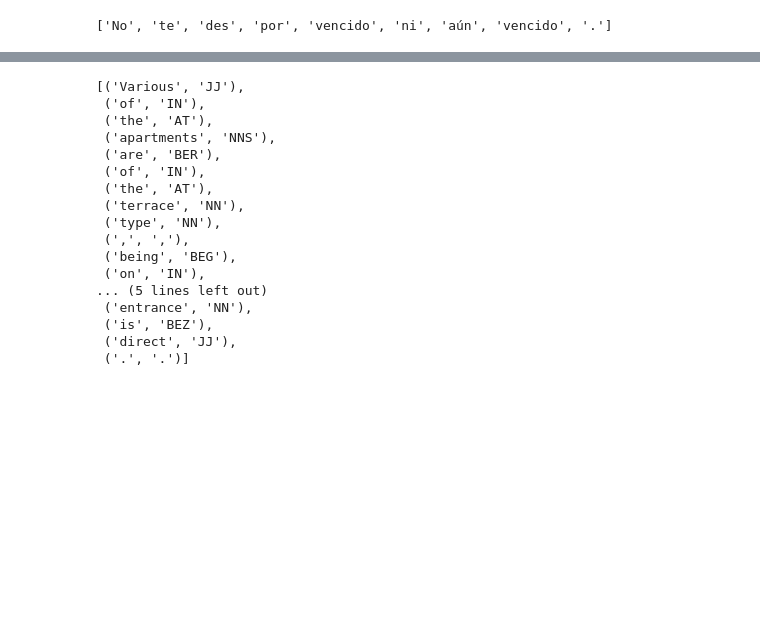
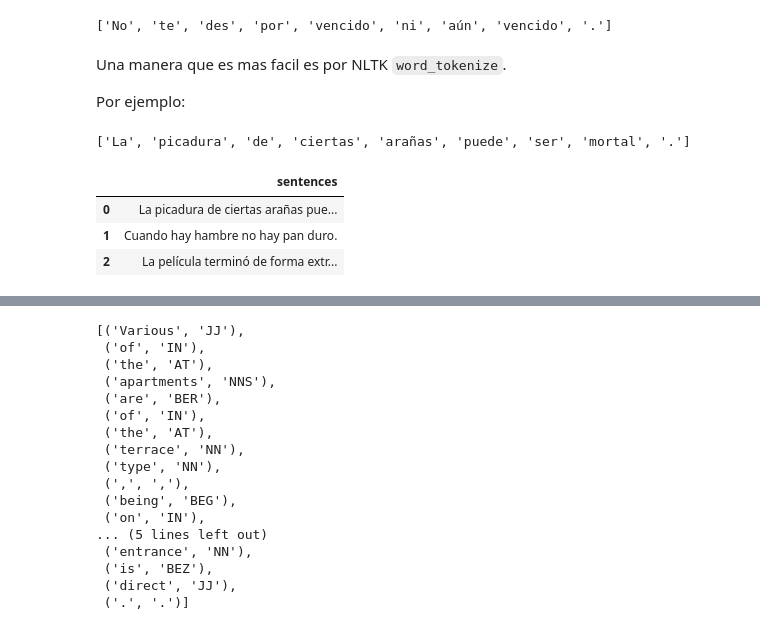
Before and after one commit to 9Olive/Cloze_y_NLP, a Jupyter notebook: Estimadores_computacionales_pred_humana_durante_lectura.ipynb, the cells around one changed output, grey strips where cells are left out. Saved outputs shown, nothing was run; the diff lists cells and outputs as text; code cells hidden in the pictures; blank space fills up the shorter version.

```diff
--- a/Estimadores_computacionales_pred_humana_durante_lectura.ipynb
+++ b/Estimadores_computacionales_pred_humana_durante_lectura.ipynb
@@ -154,0 +156,15 @@ cess_sents = cess.tagged_sents()
+# %% [markdown]
+Una manera que es mas facil es por NLTK `word_tokenize`.
+
+Por ejemplo:
+# %%
+print(
+    word_tokenize(df_phrases.sentences[0], language="spanish")
+)
+df_phrases.head(3)
+# %% [output]
+['La', 'picadura', 'de', 'ciertas', 'arañas', 'puede', 'ser', 'mortal', '.']
+|  | sentences |
+| 0 | La picadura de ciertas arañas pue... |
+| 1 | Cuando hay hambre no hay pan duro. |
+| 2 | La película terminó de forma extr... |
```
Also changed, not shown: parts of 14 cells of this notebook.
